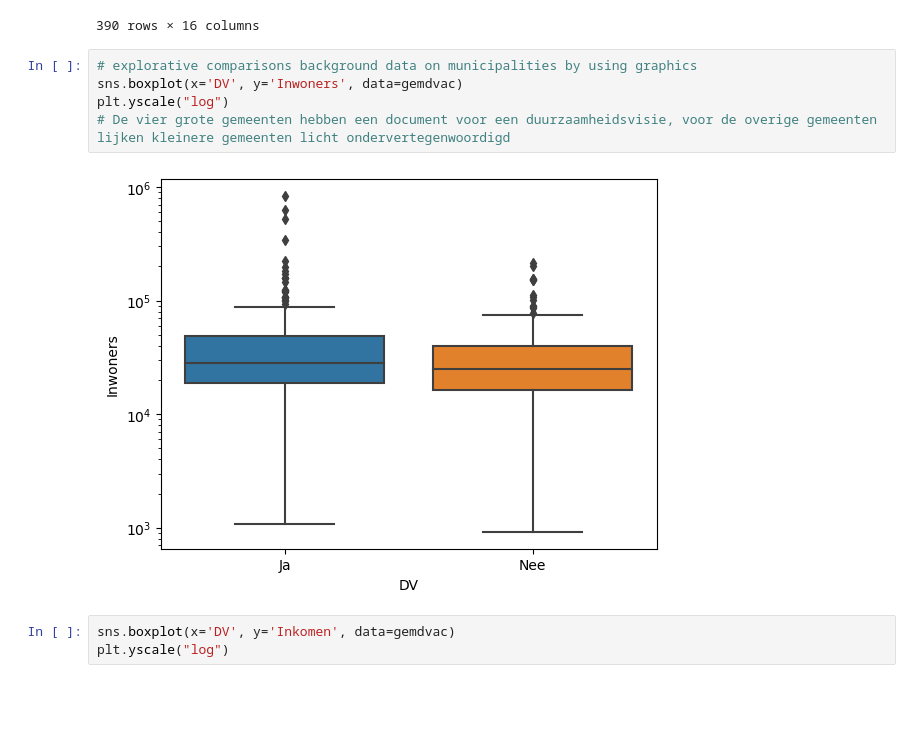
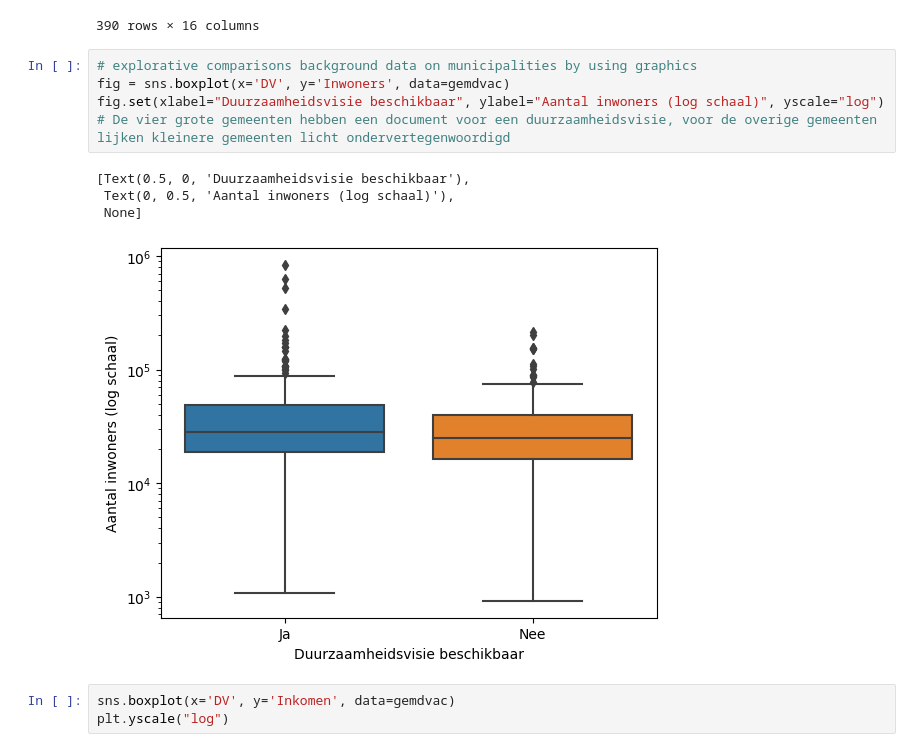
Before and after one commit to kjkoster/execute-enexis, a Jupyter notebook: notebooks/03 enexis governance -- SelBias.ipynb, the cells around one changed output. Saved outputs shown, nothing was run; the diff lists cells and outputs as text; blank space fills up the shorter version.

```diff
--- a/notebooks/03 enexis governance -- SelBias.ipynb
+++ b/notebooks/03 enexis governance -- SelBias.ipynb
@@ -75,11 +75,14 @@ gemdvac
 390 rows × 16 columns
 # %%
 # explorative comparisons background data on municipalities by using graphics
-sns.boxplot(x='DV', y='Inwoners', data=gemdvac)
-plt.yscale("log")
+fig = sns.boxplot(x='DV', y='Inwoners', data=gemdvac)
+fig.set(xlabel="Duurzaamheidsvisie beschikbaar", ylabel="Aantal inwoners (log schaal)", yscale="log")
 # De vier grote gemeenten hebben een document voor een duurzaamheidsvisie, voor de overige gemeenten lijken kleinere gemeenten licht ondervertegenwoordigd
 # %% [output]
+[Text(0.5, 0, 'Duurzaamheidsvisie beschikbaar'),
+ Text(0, 0.5, 'Aantal inwoners (log schaal)'),
+ None]
-[figure, old version]
+[figure, new version]
 # %%
 sns.boxplot(x='DV', y='Inkomen', data=gemdvac)
 plt.yscale("log")
```
Also changed, not shown: parts of 1 cell of this notebook.
